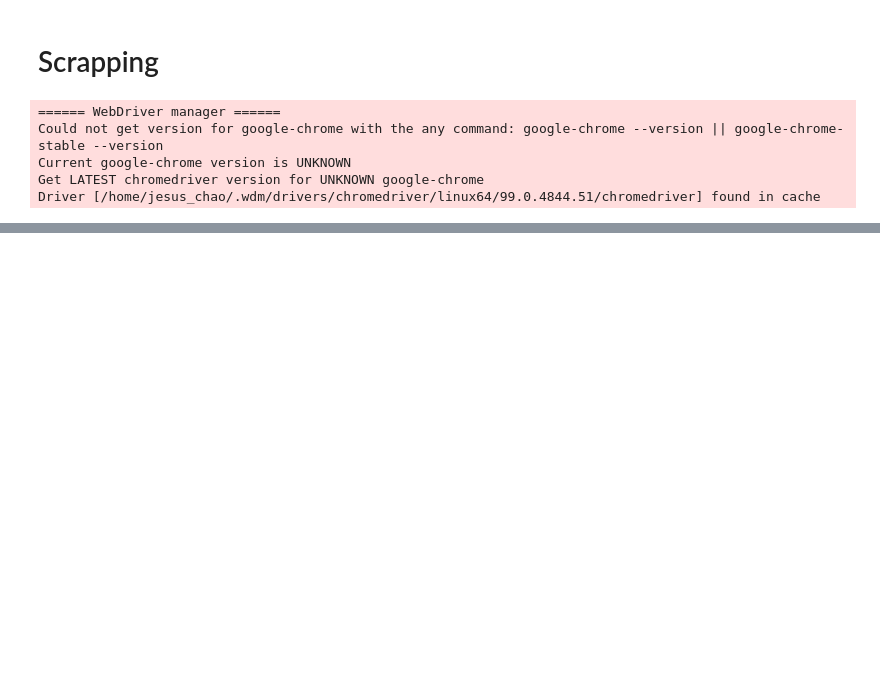
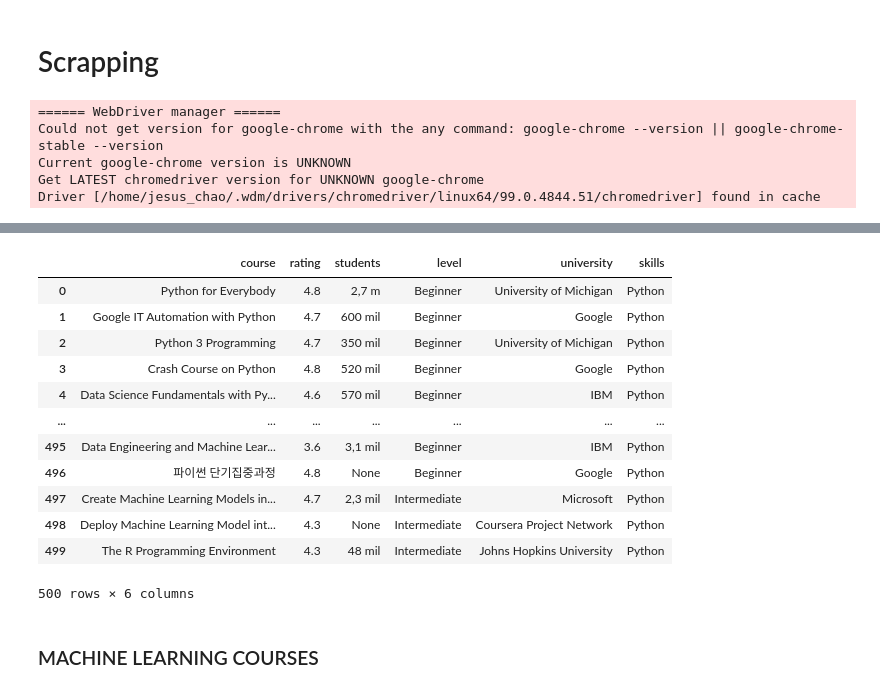
Before and after one commit to jesuschao/Coursera_Project, a Jupyter notebook: 0_Scrapping.ipynb, the cells around one changed output, grey strips where cells are left out. Cells and saved outputs as stored; diff of their text form; code cells hidden in the pictures; blank space fills up the shorter version.

```diff
--- a/0_Scrapping.ipynb
+++ b/0_Scrapping.ipynb
@@ -609,0 +4054,26 @@ mongofinal.to_csv("mongo.csv")
+# %%
+pythonfinal = pythonfinal.reset_index()
+# %%
+pythonfinal.drop('index', axis=1, inplace=True)
+# %%
+lista =[]
+for i in range(500):
+    lista.append("Python")
+# %%
+pythonfinal['skills'] = lista
+# %%
+pythonfinal
+# %% [output]
+|  | course | rating | students | level | university | skills |
+| 0 | Python for Everybody | 4.8 | 2,7 m | Beginner | University of Michigan | Python |
+| 1 | Google IT Automation with Python | 4.7 | 600 mil | Beginner | Google | Python |
+| 2 | Python 3 Programming | 4.7 | 350 mil | Beginner | University of Michigan | Python |
+| 3 | Crash Course on Python | 4.8 | 520 mil | Beginner | Google | Python |
+| 4 | Data Science Fundamentals with Py... | 4.6 | 570 mil | Beginner | IBM | Python |
+| ... | ... | ... | ... | ... | ... | ... |
+| 495 | Data Engineering and Machine Lear... | 3.6 | 3,1 mil | Beginner | IBM | Python |
+| 496 | 파이썬 단기집중과정 | 4.8 | None | Beginner | Google | Python |
+| 497 | Create Machine Learning Models in... | 4.7 | 2,3 mil | Intermediate | Microsoft | Python |
+| 498 | Deploy Machine Learning Model int... | 4.3 | None | Intermediate | Coursera Project Network | Python |
+| 499 | The R Programming Environment | 4.3 | 48 mil | Intermediate | Johns Hopkins University | Python |
+500 rows × 6 columns
@@ -609,0 +4082,2 @@ mongofinal.to_csv("mongo.csv")
+# %% [markdown]
+### MACHINE LEARNING COURSES
```
Also changed, not shown: parts of 233 cells of this notebook, 6 other files.
